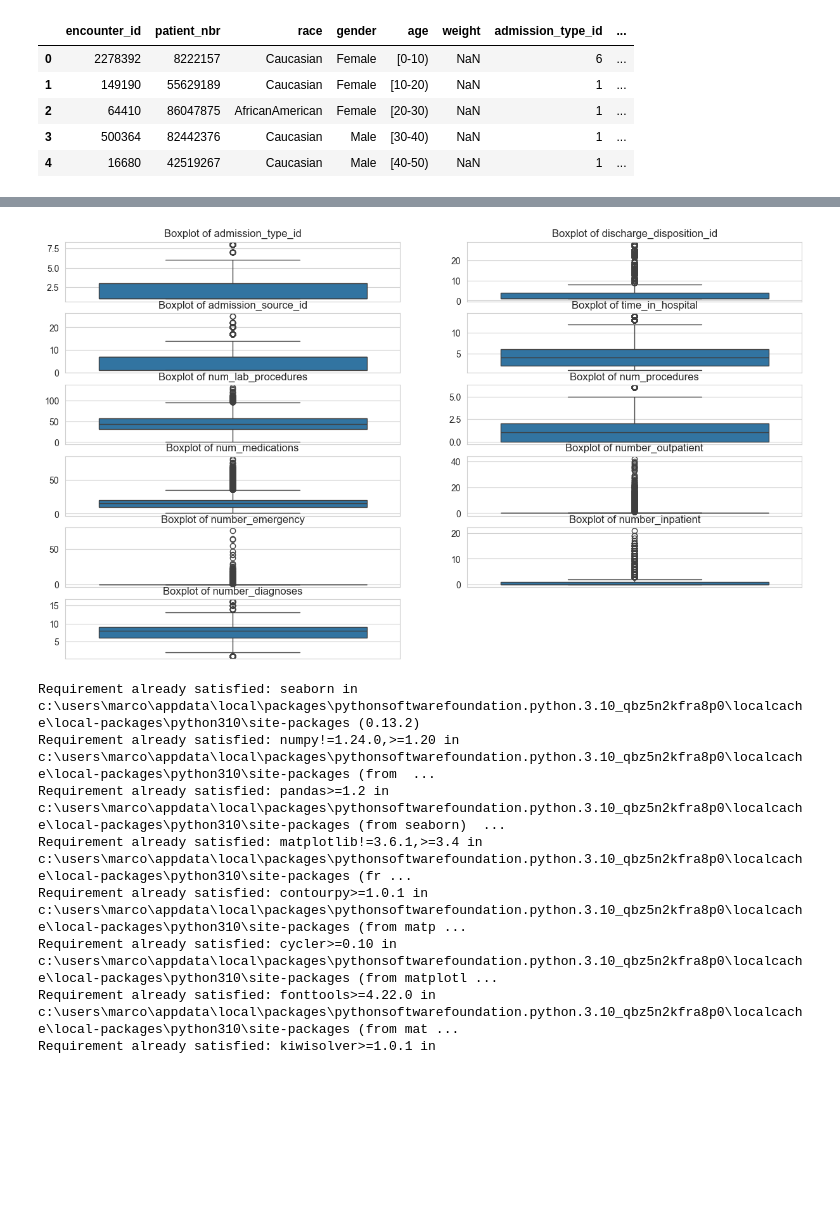
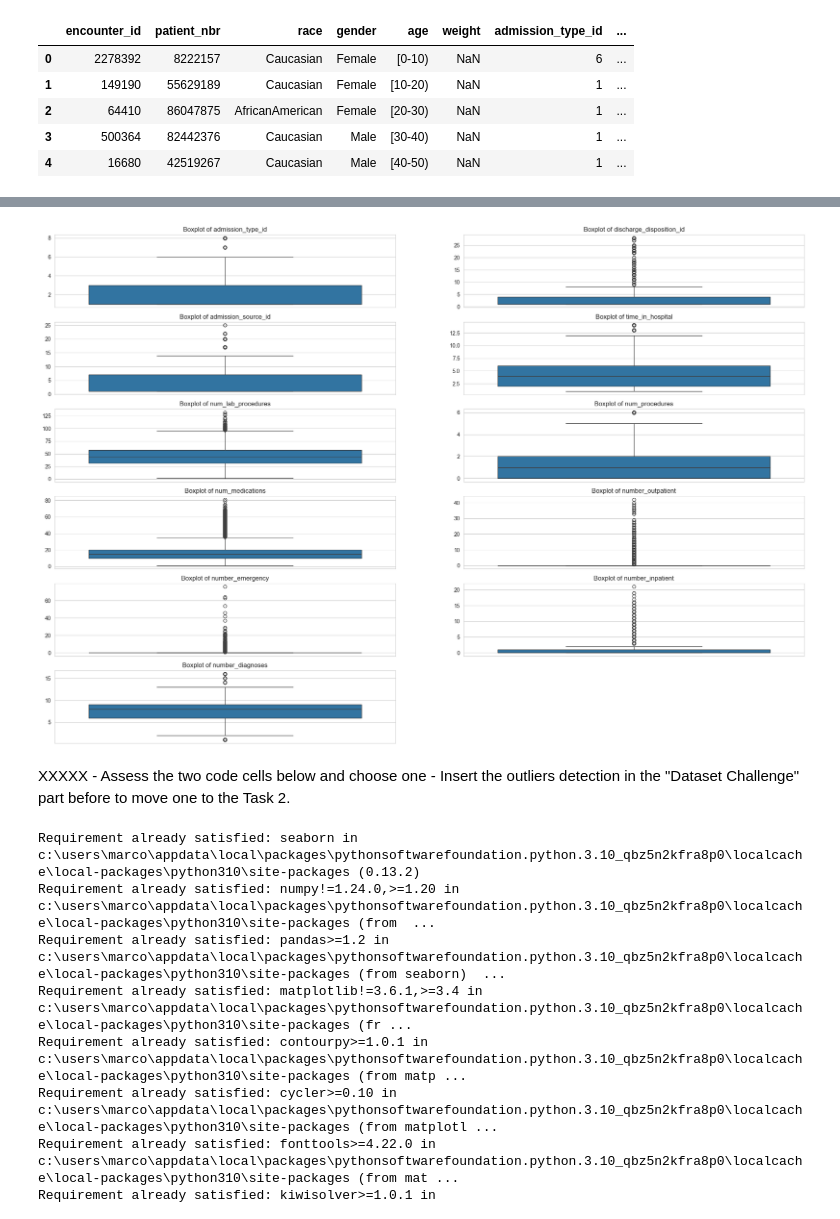
Before and after one commit to iamgiulyUCL/COMP0189Applied-Artificial-IntelligenceUCL, a Jupyter notebook: COMP0189_coursework_1.ipynb, the cells around one changed output, grey strips where cells are left out. Drawn from its saved outputs; the diff is of its cells as text; code cells hidden in the pictures; blank space fills up the shorter version.

Commit message:
Some fix Task 1 and refinements to outliers detections - it is still work in progress

```diff
--- a/COMP0189_coursework_1.ipynb
+++ b/COMP0189_coursework_1.ipynb
@@ -790,7 +809,10 @@ def kde_plot(df):
     # Adjust space between subplots
     plt.subplots_adjust(wspace=0.4, hspace=1.4)  # Increase space between plots
     plt.show()
-# %%
-outliers(diabetic_data_placeholders_substituted)
-# %% [output]
-[figure, removed]
+# %%
+numerical_cols = diabetic_data_placeholders_substituted_merged_ids_mapping.select_dtypes(include=['int64', 'float64']).columns
+outliers(diabetic_data_placeholders_substituted_merged_ids_mapping)
+# %% [output]
+[figure, added]
+# %% [markdown]
+XXXXX - Assess the two code cells below and choose one - Insert the outliers detection in the "Dataset Challenge" part before to move one to the Task 2.
```
Also changed, not shown: parts of 12 cells of this notebook.
